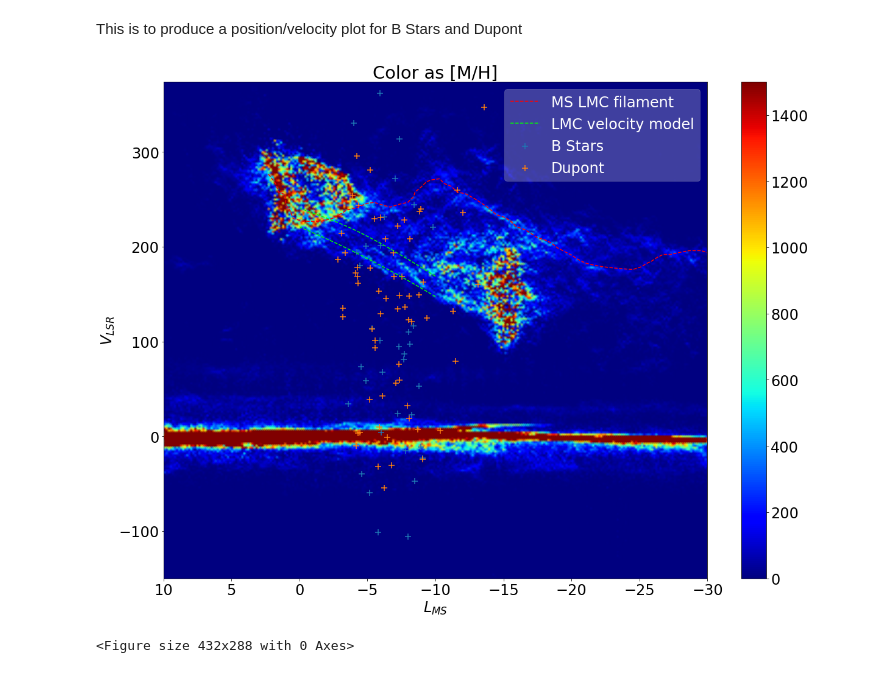
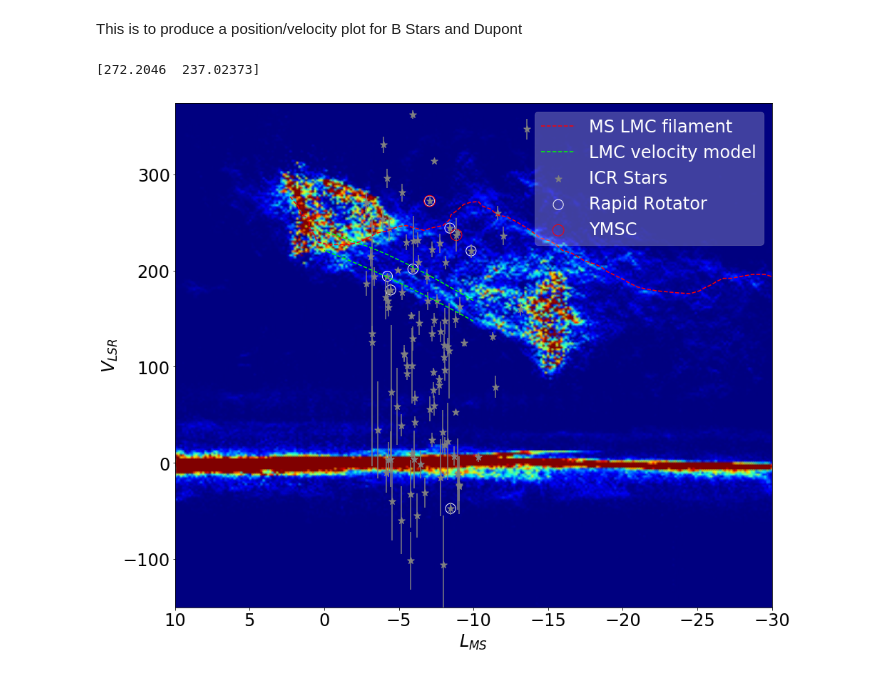
Before and after one commit to JoshuaPovick/MS_young, a Jupyter notebook: velopos1plot.ipynb, the cells around one changed output. Cells and saved outputs as stored; diff of their text form; code cells hidden in the pictures.

Commit message:
updated velocity position plot for MS young stars

```diff
--- a/velopos1plot.ipynb
+++ b/velopos1plot.ipynb
@@ -57,29 +57,50 @@ for j in range(len(dupont)):
 
 #print(lmsb)
 #print(lmsd)
+# %%
+print(cvel)
+# %% [output]
+[272.2046  237.02373]
 # %%
+import matplotlib.colors as colors
+
+#all stars
+pos = np.append(lmsb,lmsd)
+vel = np.append(bstars['VLSR'],dupont['VLSR'])
+errs = np.append(bstars['VERR'],dupont['VERR'])
+
+#rapid rotators
+raps = np.where(bstars['VSINI']>=40)
+rpos = pos[raps]
+rvel = vel[raps]
+
+#candidate young stars
+canb = np.where(bstars['NAME']=='DI1507')
+cand = np.where(dupont['NAME']=='DI1450')
+cpos = np.append(lmsb[np.squeeze(canb)],lmsd[np.squeeze(cand)])
+cvel = np.append(bstars[canb]['VLSR'],dupont[cand]['VLSR'])
+
 xarr,yarr=np.meshgrid(backgd['XARR'][0],backgd['YARR'][0])
 z=backgd['IM'][0]
 
-plt.figure(figsize=(20,15))
+plt.figure(figsize=(15,13))
 plt.xlim(-30,10)
 plt.ylim(-150,374)
 plt.gca().invert_xaxis()
-plt.pcolormesh(xarr, yarr, z, cmap='jet', vmin=np.amin(z), vmax=np.amax(z),shading='gouraud')
+pcm = plt.pcolormesh(xarr, yarr, z, cmap='jet',shading='gouraud')
 plt.plot(msvelo[0][0],msvelo[0][1],'r--',label='MS LMC filament')
 plt.plot(lmcvel[0][0],lmcvel[0][1],c='lime',linestyle='dashed',label='LMC velocity model')
 plt.plot(lmcvel[0][2],lmcvel[0][3],c='lime',linestyle='dashed')
-plt.colorbar()
-plt.scatter(lmsb,bstars['VLSR'],marker='+',s=100,label='B Stars')
-plt.scatter(lmsd,dupont['VLSR'],marker='+',s=100,label='Dupont')
-plt.title('Color as [M/H]')
+plt.scatter(pos,vel,c='grey',marker='*',s=100,label='ICR Stars')
+plt.scatter(rpos,rvel,facecolors='none',edgecolors='w',s=200,label='Rapid Rotator')
+plt.scatter(cpos,cvel,facecolors='none',edgecolors='r',s=250,label='YMSC')
+plt.errorbar(pos,vel,errs,linestyle='',c='grey')
 plt.ylabel(r'$V_{LSR}$')
 plt.xlabel(r'$L_{MS}$')
-leg = plt.legend(framealpha = 0.25, loc = 'best')
+leg = plt.legend(framealpha = 0.25, loc = 'upper right')
 for text in leg.get_texts():
     plt.setp(text, color = 'w')
+plt.savefig('velopos.pdf',bbox_inches='tight')
 plt.show()
-plt.savefig('velopos.pdf',bbox_inches='tight')
 # %% [output]
-[figure, old version]
+[figure, new version]
-<Figure size 432x288 with 0 Axes>
```
Also changed, not shown: parts of 3 cells of this notebook, 1 other file.
